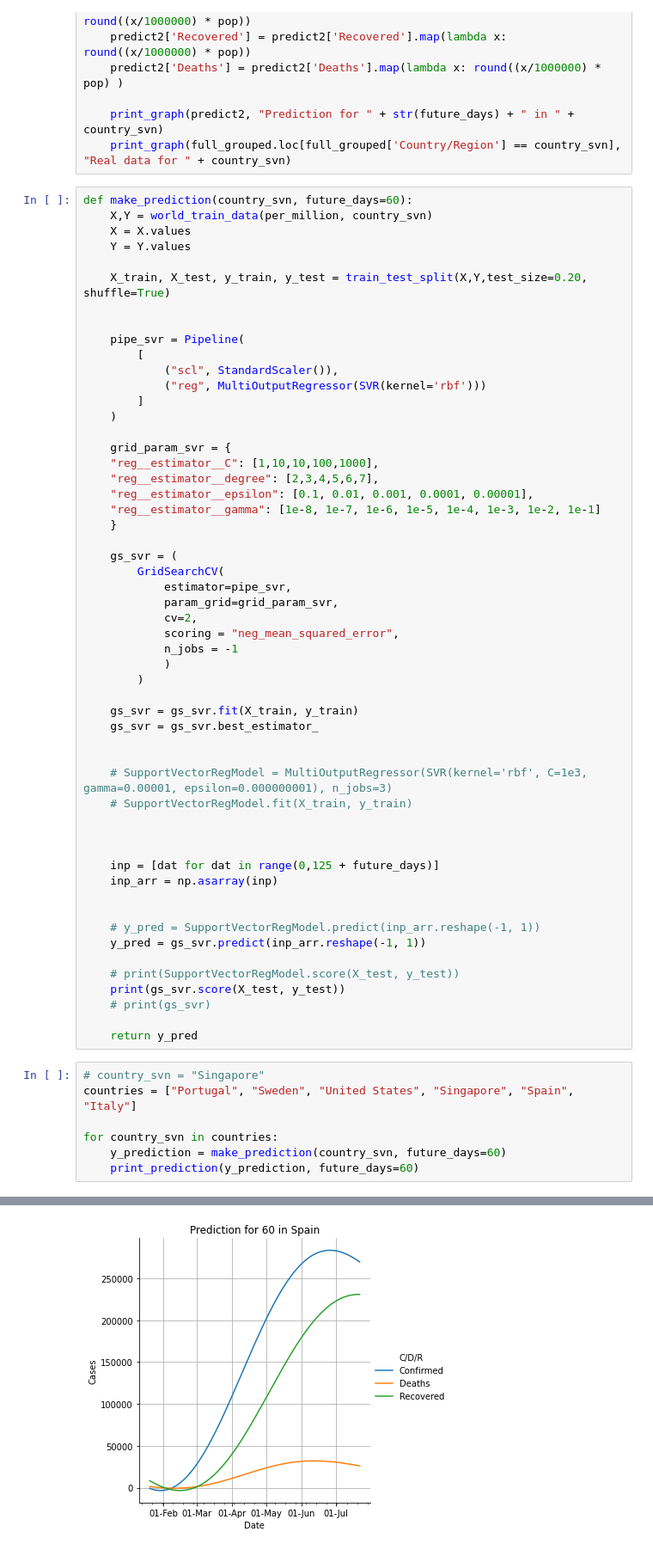
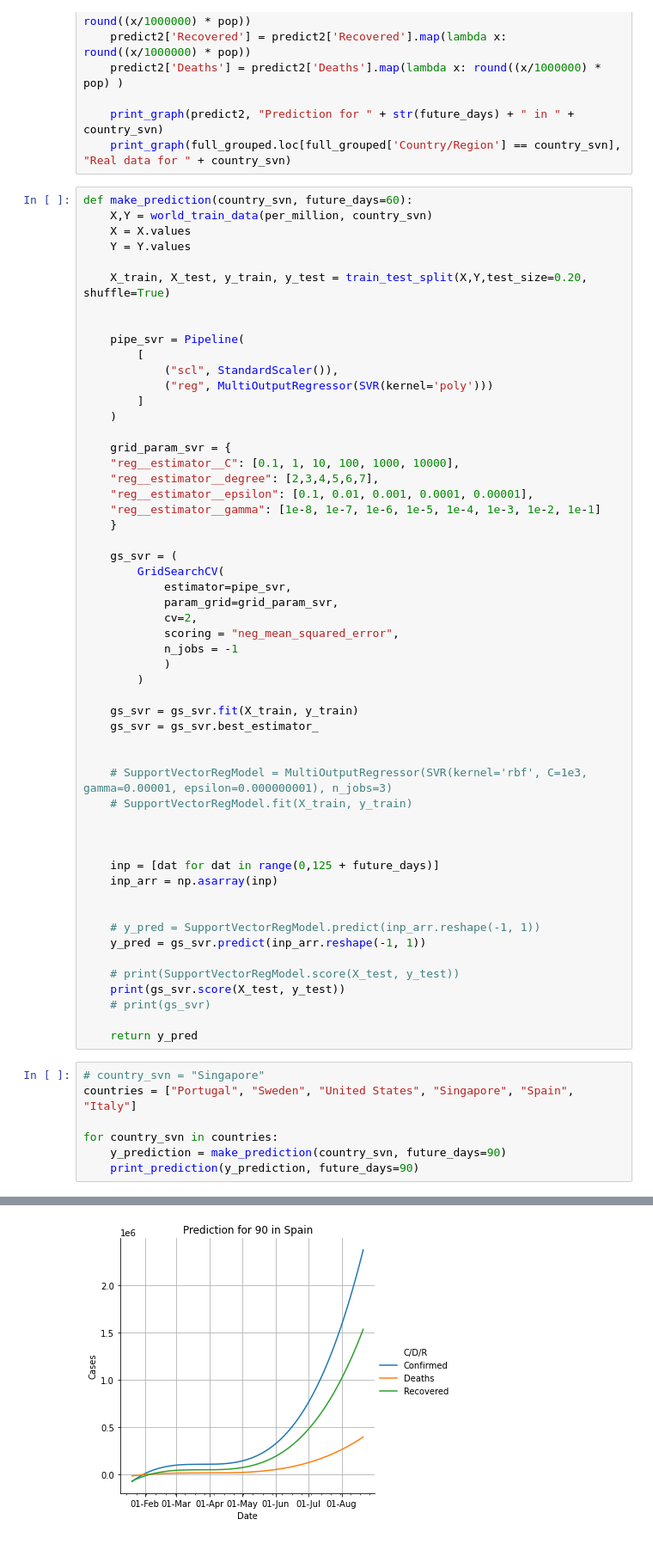
Before and after one commit to SALajes/iart-regression-modeling, a Jupyter notebook: Covid19.ipynb, the cells around one changed output, grey strips where cells are left out. Shown at 86% size. Drawn from its saved outputs; the diff is of its cells as text.

```diff
--- a/Covid19.ipynb
+++ b/Covid19.ipynb
@@ -451,12 +451,12 @@ def make_prediction(country_svn, future_days=60):
     pipe_svr = Pipeline(
         [
             ("scl", StandardScaler()),
-            ("reg", MultiOutputRegressor(SVR(kernel='rbf')))
+            ("reg", MultiOutputRegressor(SVR(kernel='poly')))
         ]
     )
 
     grid_param_svr = {
-    "reg__estimator__C": [1,10,10,100,1000],
+    "reg__estimator__C": [0.1, 1, 10, 100, 1000, 10000],
     "reg__estimator__degree": [2,3,4,5,6,7],
     "reg__estimator__epsilon": [0.1, 0.01, 0.001, 0.0001, 0.00001],
     "reg__estimator__gamma": [1e-8, 1e-7, 1e-6, 1e-5, 1e-4, 1e-3, 1e-2, 1e-1]
@@ -498,6 +498,6 @@ def make_prediction(country_svn, future_days=60):
 countries = ["Portugal", "Sweden", "United States", "Singapore", "Spain", "Italy"]
 
 for country_svn in countries:
-    y_prediction = make_prediction(country_svn, future_days=60)
-    print_prediction(y_prediction, future_days=60)
+    y_prediction = make_prediction(country_svn, future_days=90)
+    print_prediction(y_prediction, future_days=90)
 # %% [output]
@@ -517,3 +517,3 @@ for country_svn in countries:
 [figure]
-[figure, old version]
+[figure, new version]
 [figure]
```
Also changed, not shown: parts of 4 cells of this notebook.
